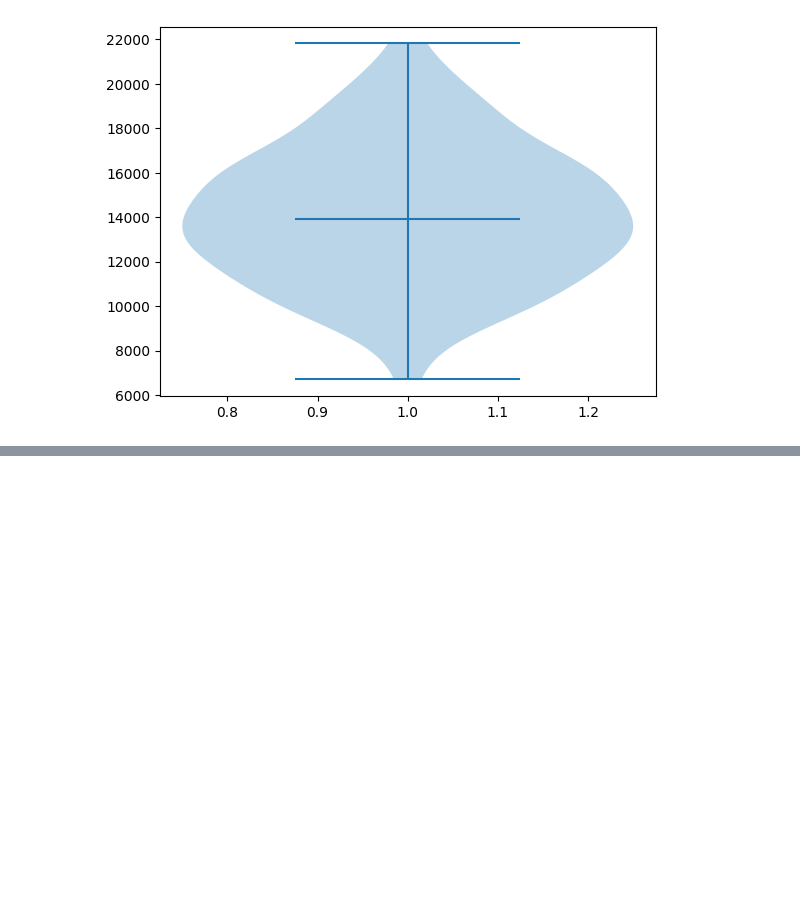
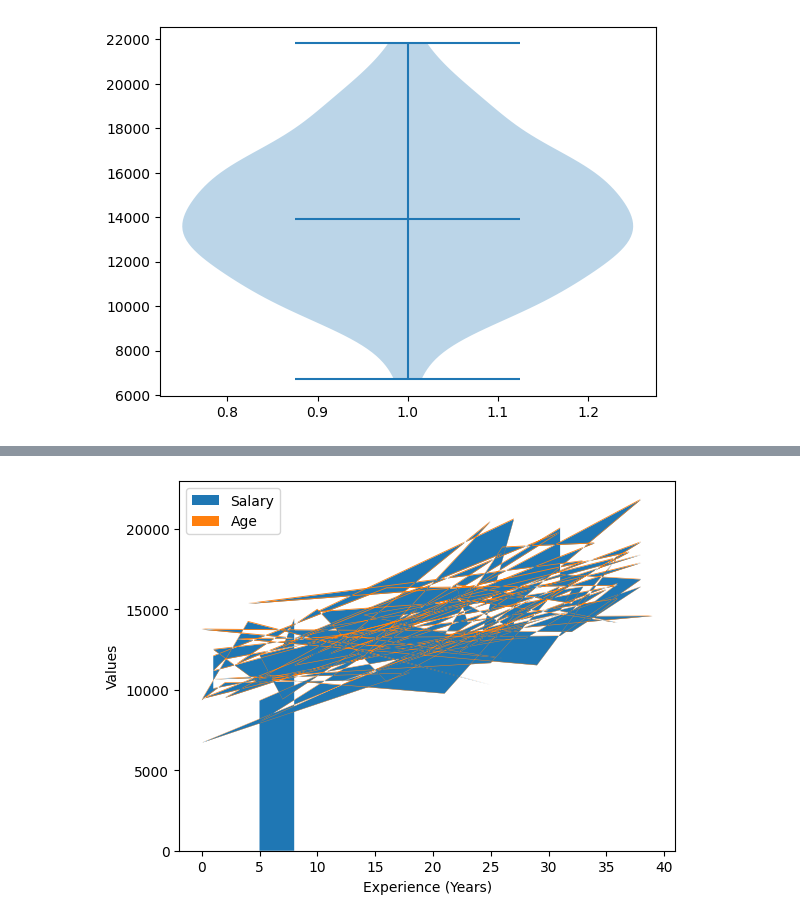
Before and after one commit to DotZohaib/Data-Analytics-Turning-Raw-Data-into-Actionable-Insights, a Jupyter notebook: 35_matplotlib_in_python_Data_Analytics.ipynb, the cells around one changed output, grey strips where cells are left out. Saved outputs shown, nothing was run; the diff lists cells and outputs as text; code cells hidden in the pictures; blank space fills up the shorter version.

```diff
--- a/35_matplotlib_in_python_Data_Analytics.ipynb
+++ b/35_matplotlib_in_python_Data_Analytics.ipynb
@@ -191,0 +255,14 @@ plt.show()
+# %%
+import matplotlib.pyplot as plt
+import pandas as pd
+
+df = pd.read_excel("multiple_linear_regression.xlsx")
+df.head(5)
+
+plt.stackplot(df["Experience (Years)"], df["Salary"], df["Age"])
+plt.xlabel("Experience (Years)")
+plt.ylabel("Values")
+plt.legend(["Salary", "Age"])
+plt.show()
+# %% [output]
+[figure, added]
```
Also changed, not shown: parts of 17 cells of this notebook, 2 other files.
